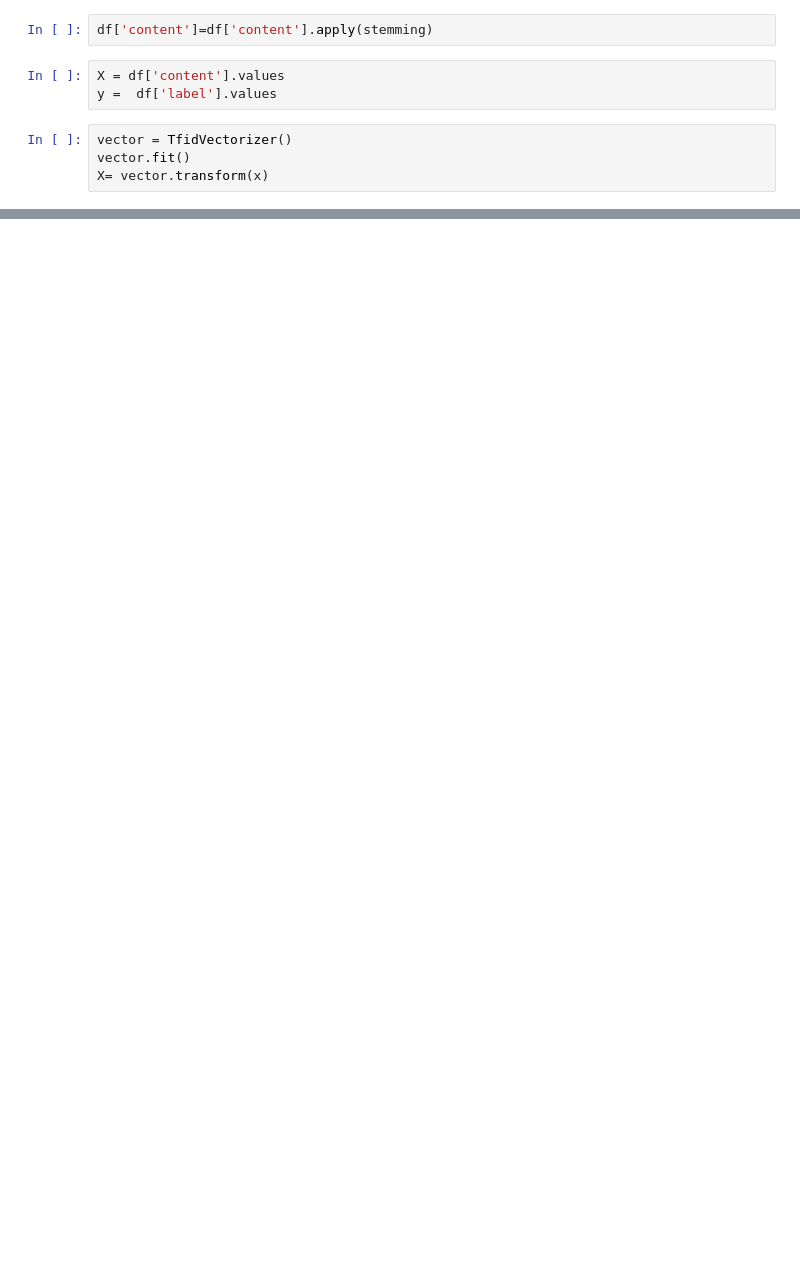
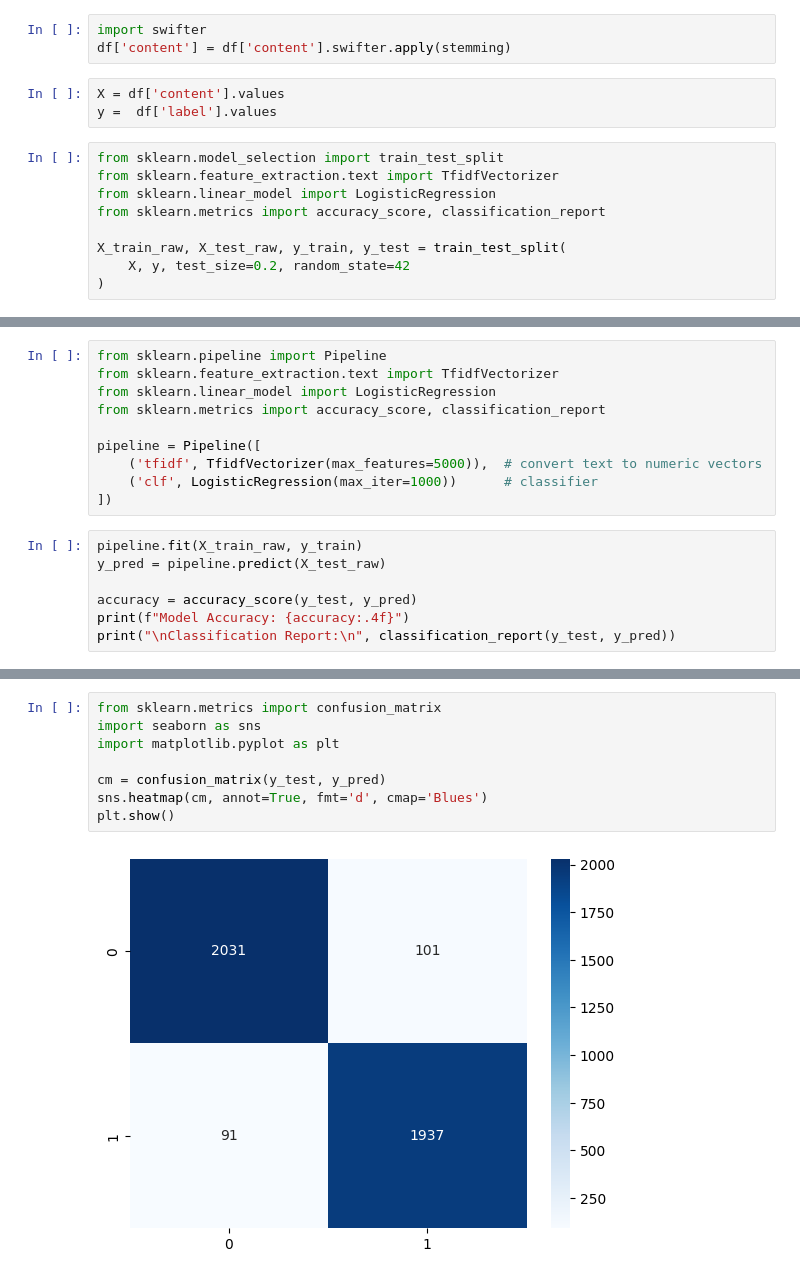
Before and after one commit to TechnoBit-27/Fake-News-Detection-, a Jupyter notebook: fake news detection.ipynb, the cells around one changed output, grey strips where cells are left out. Drawn from its saved outputs; the diff is of its cells as text; blank space fills up the shorter version.

```diff
--- a/fake news detection.ipynb
+++ b/fake news detection.ipynb
@@ -54,10 +85,16 @@ def stemming(content):
     return " ".join(words)
 # %%
-df['content']=df['content'].apply(stemming)
+import swifter
+df['content'] = df['content'].swifter.apply(stemming)
 # %%
 X = df['content'].values
 y =  df['label'].values
 # %%
-vector = TfidVectorizer()
-vector.fit()
-X= vector.transform(x)
+from sklearn.model_selection import train_test_split
+from sklearn.feature_extraction.text import TfidfVectorizer
+from sklearn.linear_model import LogisticRegression
+from sklearn.metrics import accuracy_score, classification_report
+
+X_train_raw, X_test_raw, y_train, y_test = train_test_split(
+    X, y, test_size=0.2, random_state=42
+)
@@ -65,0 +108,17 @@ train_test_Split(X,y
+# %%
+from sklearn.pipeline import Pipeline
+from sklearn.feature_extraction.text import TfidfVectorizer
+from sklearn.linear_model import LogisticRegression
+from sklearn.metrics import accuracy_score, classification_report
+
+pipeline = Pipeline([
+    ('tfidf', TfidfVectorizer(max_features=5000)),  # convert text to numeric vectors
+    ('clf', LogisticRegression(max_iter=1000))      # classifier
+])
+# %%
+pipeline.fit(X_train_raw, y_train)
+y_pred = pipeline.predict(X_test_raw)
+
+accuracy = accuracy_score(y_test, y_pred)
+print(f"Model Accuracy: {accuracy:.4f}")
+print("\nClassification Report:\n", classification_report(y_test, y_pred))
@@ -65,0 +147,10 @@ train_test_Split(X,y
+# %%
+from sklearn.metrics import confusion_matrix
+import seaborn as sns
+import matplotlib.pyplot as plt
+
+cm = confusion_matrix(y_test, y_pred)
+sns.heatmap(cm, annot=True, fmt='d', cmap='Blues')
+plt.show()
+# %% [output]
+[figure, added]
```
Also changed, not shown: parts of 15 cells of this notebook, 1 other file.
